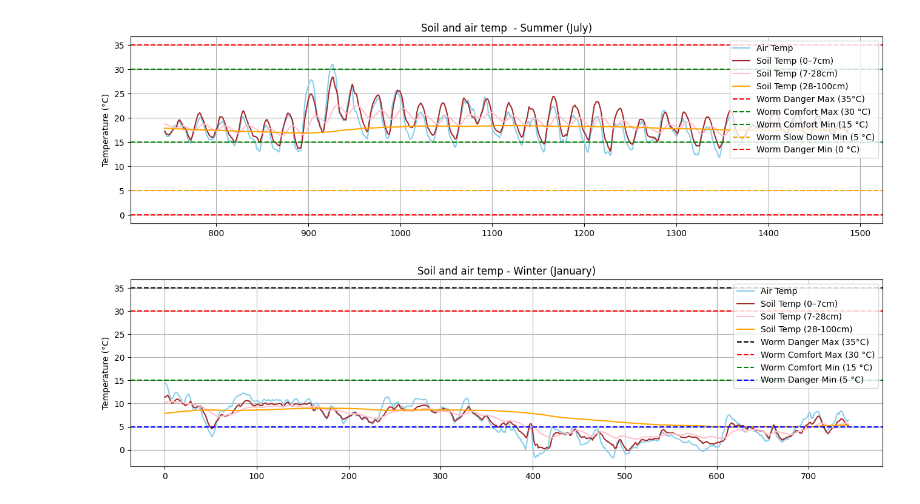
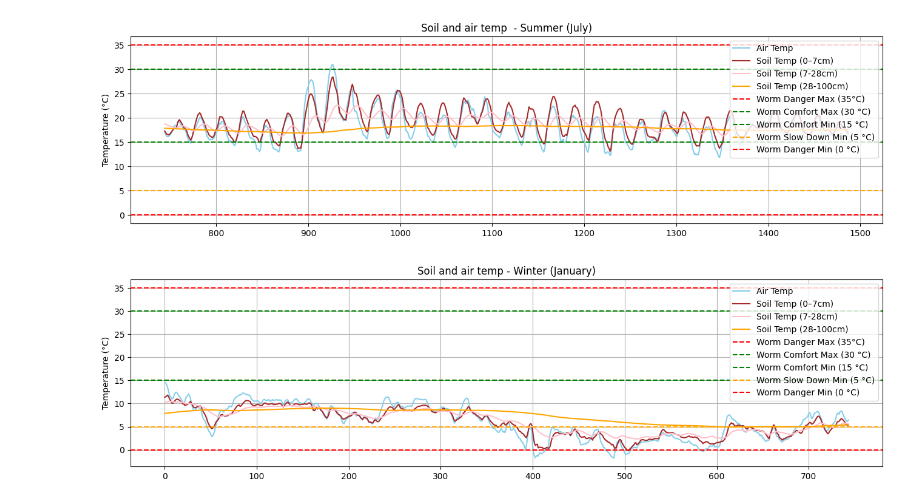
Before and after one commit to wiggle-bin/wiggle-research, a Jupyter notebook: wiggle-bin-weather-assesment.ipynb, the cells around one changed output. Drawn from its saved outputs; the diff is of its cells as text; code cells hidden in the pictures.

```diff
--- a/wiggle-bin-weather-assesment.ipynb
+++ b/wiggle-bin-weather-assesment.ipynb
@@ -492,17 +468,14 @@ plt.show()
 # %%
 plt.figure(figsize=(16, 4))
 plt.plot(jan_2025.index, jan_2025['temp'], label='Air Temp', color='skyblue')
 plt.plot(jan_2025.index, jan_2025['soil_0_7'], label='Soil Temp (0–7cm)', color='brown')
 plt.plot(jan_2025.index, jan_2025['soil_7_28'], label='Soil Temp (7-28cm)', color='pink')
 plt.plot(jan_2025.index, jan_2025['soil_28_100'], label='Soil Temp (28-100cm)', color='orange')
 plt.title("Soil and air temp - Winter (January)")
 plt.ylabel("Temperature (°C)")
-plt.axhline(35, linestyle='--', color='black', label='Worm Danger Max (35°C)')
-plt.axhline(30, linestyle='--', color='red', label='Worm Comfort Max (30 °C)')
-plt.axhline(15, linestyle='--', color='green', label='Worm Comfort Min (15 °C)')
-plt.axhline(5, linestyle='--', color='blue', label='Worm Danger Min (5 °C)')
+add_worm_temperature_zones()
 plt.legend(loc='upper right')
 plt.grid()
 plt.show()
 # %% [output]
-[figure, old version]
+[figure, new version]
```
Also changed, not shown: parts of 1 cell of this notebook, 4 other files.
